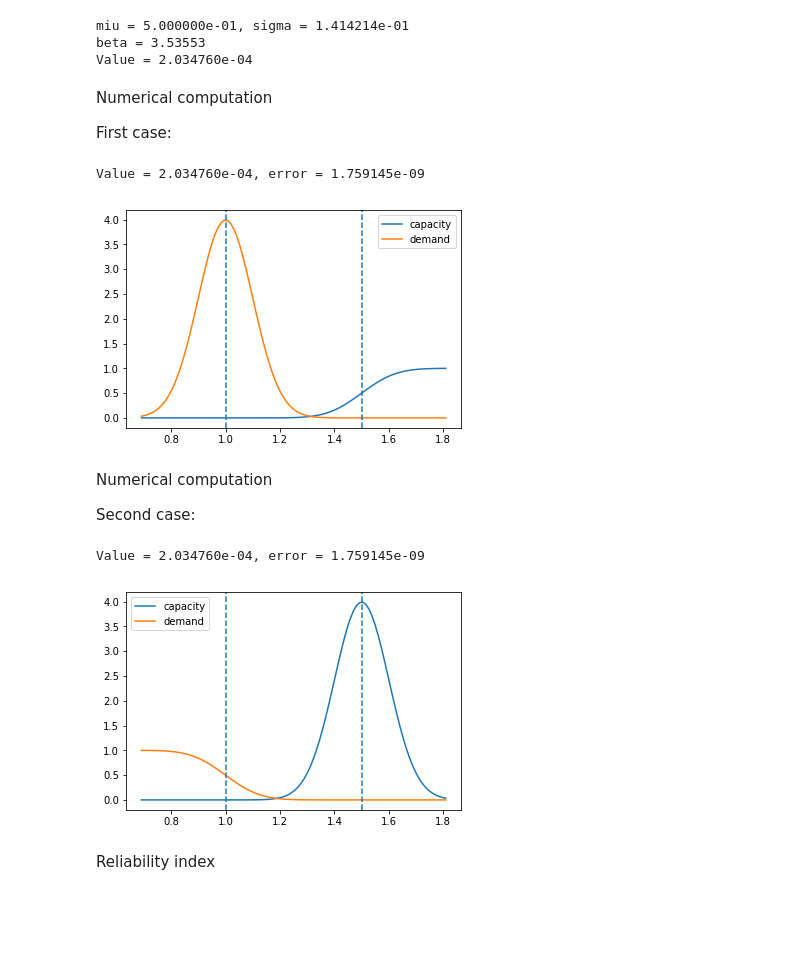
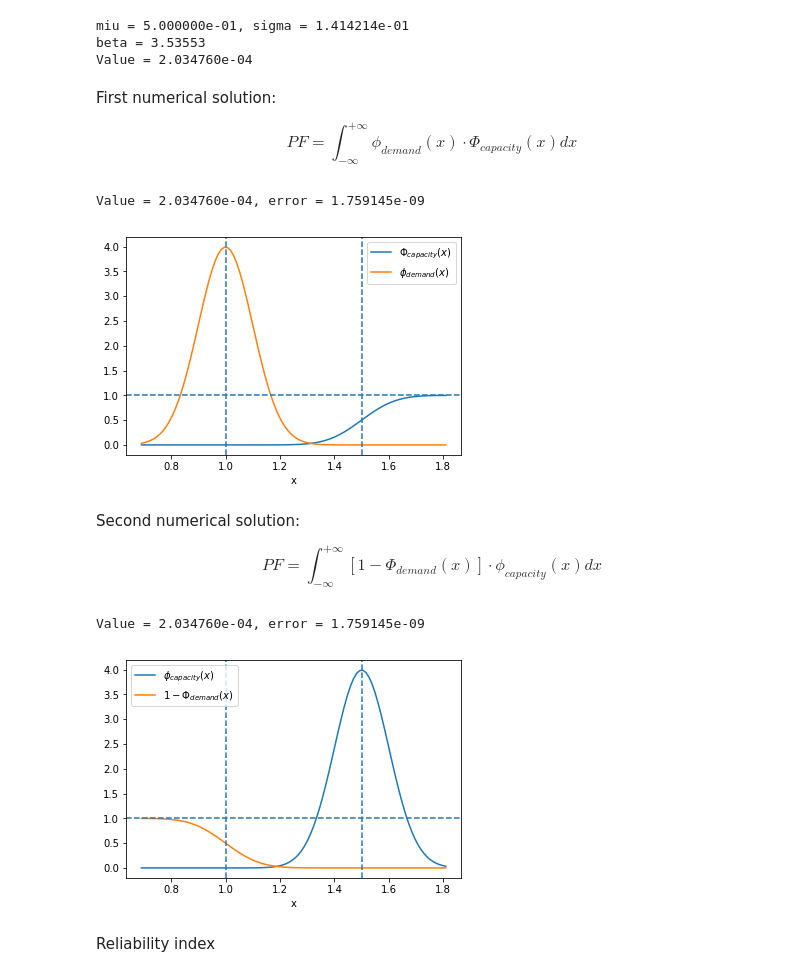
Before and after one commit to pxcandeias/py-notebooks, a Jupyter notebook: reliability.ipynb, the cells around one changed output. Cells and saved outputs as stored; diff of their text form; code cells hidden in the pictures; blank space fills up the shorter version.

```diff
--- a/reliability.ipynb
+++ b/reliability.ipynb
@@ -94,10 +72,10 @@ print('Value = {:1.6e}'.format(PF))
 miu = 5.000000e-01, sigma = 1.414214e-01
 beta = 3.53553
 Value = 2.034760e-04
-# %% [markdown]
-Numerical computation
-
-First case:
+# %% [markdown]
+First numerical solution:
+
+$$PF = \int_{-\infty}^{+\infty}\phi_{demand}(x)\cdot\Phi_{capacity}(x)dx$$
 # %%
 def f1(x):
     """Objective function for numerical quadrature."""
@@ -109,18 +87,20 @@ print('Value = {:1.6e}, error = {:1.6e}'.format(val, err))
 Value = 2.034760e-04, error = 1.759145e-09
 # %%
 fig, ax = plt.subplots()
-ax.plot(x, rv_cap.cdf(x), label='capacity')
-ax.plot(x, rv_dem.pdf(x), label='demand')
+ax.plot(x, rv_cap.cdf(x), label='$\Phi_{capacity}(x)$')
+ax.plot(x, rv_dem.pdf(x), label='$\phi_{demand}(x)$')
+ax.set_xlabel('x')
 ax.axvline(rv_cap.stats(moments='m'), ls='--')
 ax.axvline(rv_dem.stats(moments='m'), ls='--')
-plt.legend(loc='upper right')
+ax.axhline(1, ls='--')
+plt.legend()
 plt.show()
 # %% [output]
-[figure, old version]
+[figure, new version]
-# %% [markdown]
-Numerical computation
-
-Second case:
+# %% [markdown]
+Second numerical solution:
+
+$$PF = \int_{-\infty}^{+\infty}\left[1-\Phi_{demand}(x)\right]\cdot\phi_{capacity}(x)dx$$
 # %%
 def f2(x):
     """Objective function for numerical quadrature."""
@@ -132,13 +112,15 @@ print('Value = {:1.6e}, error = {:1.6e}'.format(val, err))
 Value = 2.034760e-04, error = 1.759145e-09
 # %%
 fig, ax = plt.subplots()
-ax.plot(x, rv_cap.pdf(x), label='capacity')
-ax.plot(x, 1.-rv_dem.cdf(x), label='demand')
+ax.plot(x, rv_cap.pdf(x), label='$\phi_{capacity}(x)$')
+ax.plot(x, 1.-rv_dem.cdf(x), label='$1-\Phi_{demand}(x)$')
 ax.axvline(rv_cap.stats(moments='m'), ls='--')
 ax.axvline(rv_dem.stats(moments='m'), ls='--')
-plt.legend(loc='upper left')
+ax.axhline(1, ls='--')
+ax.set_xlabel('x')
+plt.legend()
 plt.show()
 # %% [output]
-[figure, old version]
+[figure, new version]
 # %% [markdown]
 Reliability index
```
Also changed, not shown: parts of 6 cells of this notebook.
